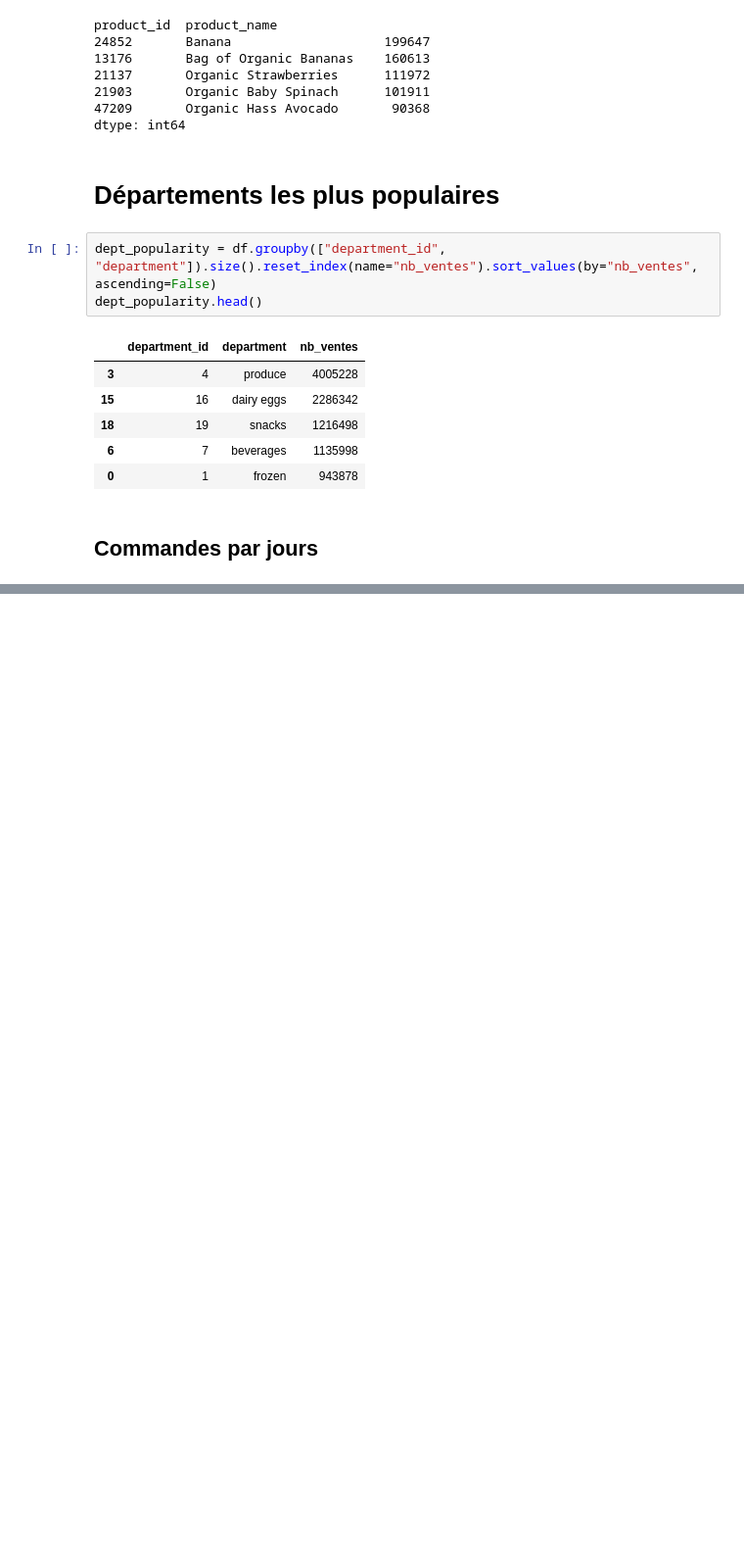
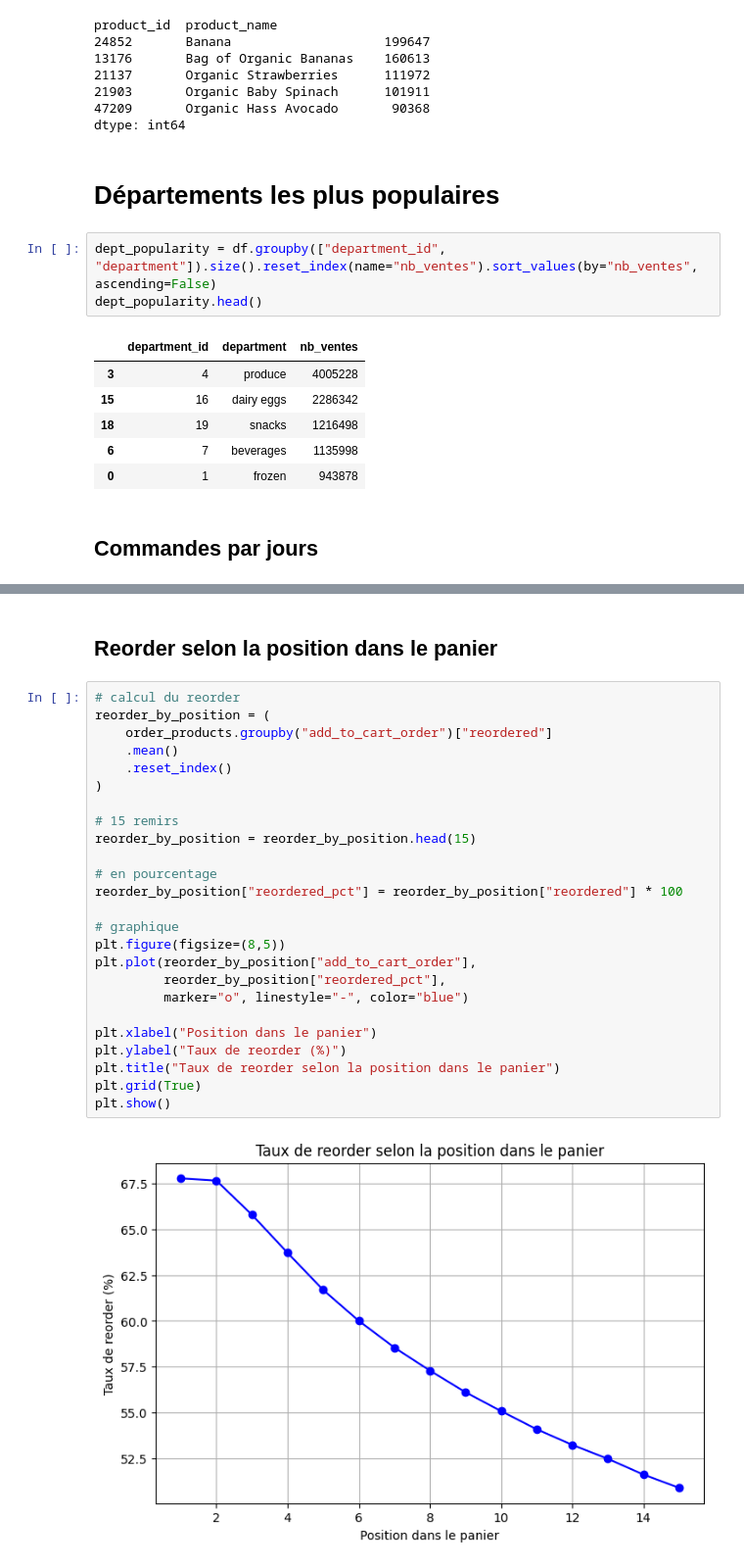
Before and after one commit to LeMatt28/Nextbuy-AI, a Jupyter notebook: notebook.ipynb, the cells around one changed output, grey strips where cells are left out. Shown at 98% size. Saved outputs shown, nothing was run; the diff lists cells and outputs as text; blank space fills up the shorter version.

```diff
--- a/notebook.ipynb
+++ b/notebook.ipynb
@@ -119,0 +126,29 @@ plt.show()
+# %% [markdown]
+## Reorder selon la position dans le panier
+# %%
+# calcul du reorder
+reorder_by_position = (
+    order_products.groupby("add_to_cart_order")["reordered"]
+    .mean()
+    .reset_index()
+)
+
+# 15 remirs
+reorder_by_position = reorder_by_position.head(15)
+
+# en pourcentage
+reorder_by_position["reordered_pct"] = reorder_by_position["reordered"] * 100
+
+# graphique
+plt.figure(figsize=(8,5))
+plt.plot(reorder_by_position["add_to_cart_order"],
+         reorder_by_position["reordered_pct"],
+         marker="o", linestyle="-", color="blue")
+
+plt.xlabel("Position dans le panier")
+plt.ylabel("Taux de reorder (%)")
+plt.title("Taux de reorder selon la position dans le panier")
+plt.grid(True)
+plt.show()
+# %% [output]
+[figure, added]
```
Also changed, not shown: parts of 10 cells of this notebook.
